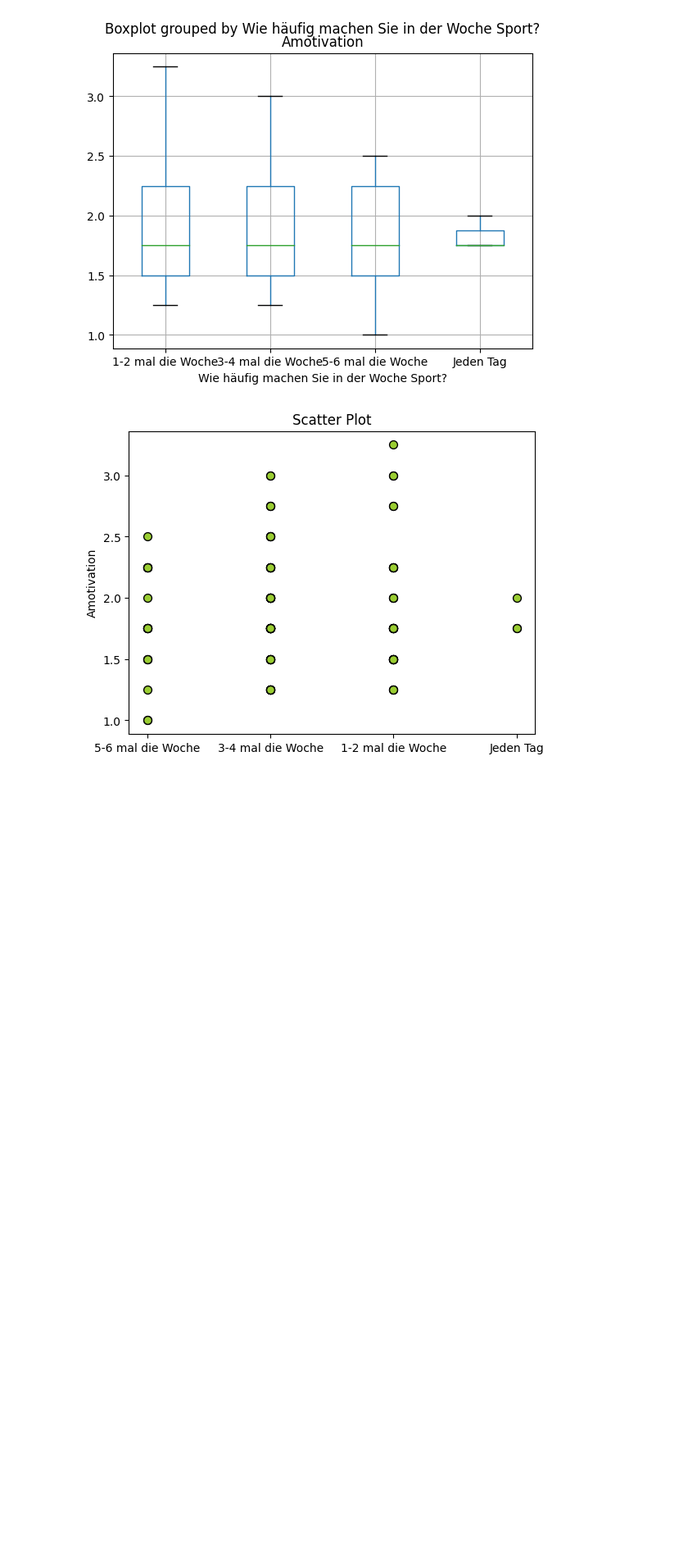
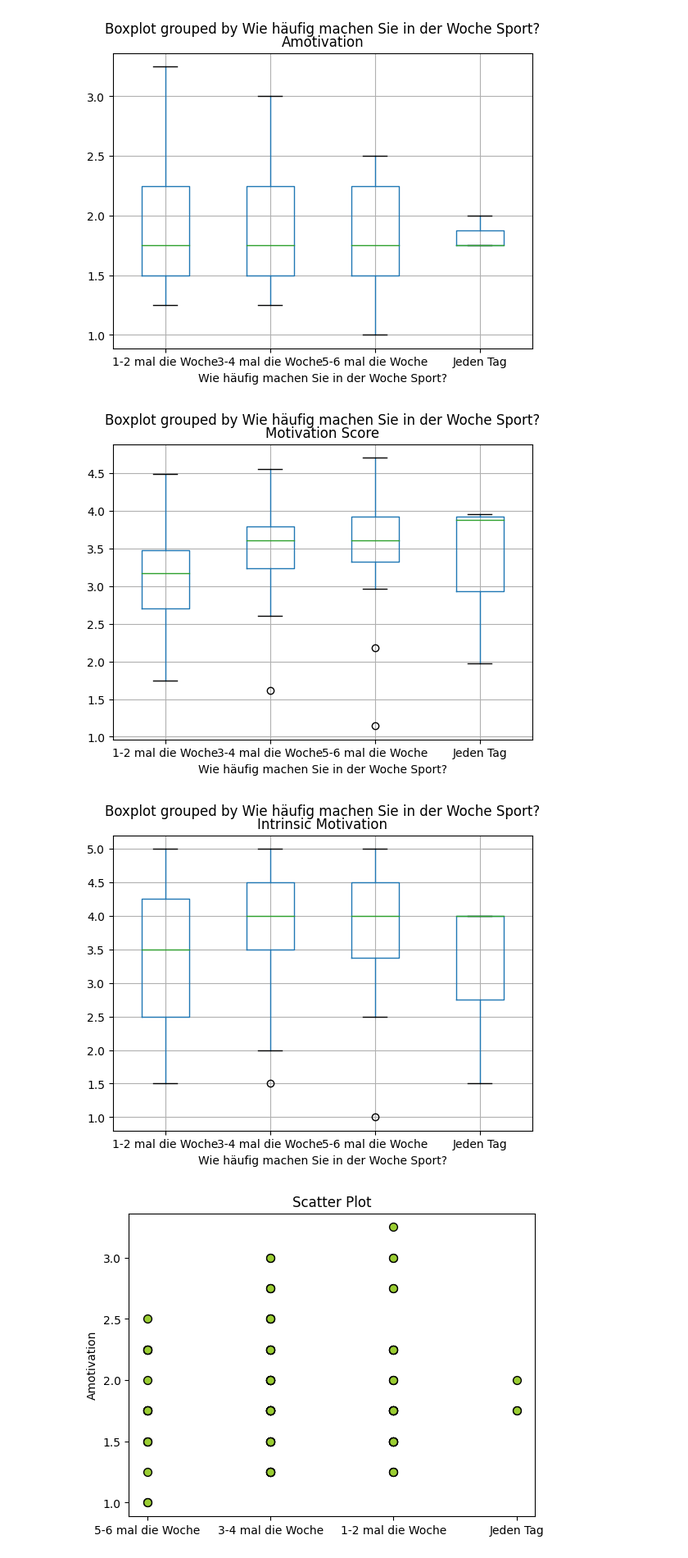
Before and after one commit to leaambrosius/emse, a Jupyter notebook: evaluation_arunge.ipynb, the cells around one changed output. Shown at 82% size. Drawn from its saved outputs; the diff is of its cells as text; code cells hidden in the pictures; blank space fills up the shorter version.

Commit message:
Add another Boxplot

```diff
--- a/evaluation_arunge.ipynb
+++ b/evaluation_arunge.ipynb
@@ -69,6 +62,7 @@ for i in range(107):
     motivationScore = (1*data.iloc[i,4] +2*data.iloc[i,5] + 3*data.iloc[i,6] +4*data.iloc[i,7]+5*data.iloc[i,8]+6*data.iloc[i,9])/21
     motivationScoreArray.append(motivationScore)
 data["Motivation Score"] = motivationScoreArray
+data1["Motivation Score"] = motivationScoreArray
 data
 # %% [output]
 |  | Unnamed: 0 | Geschlecht | Ihr Alter in Jahren: | Haben Sie schonmal Sport-Apps gen... | Amotivation | External Regulation | ... |
@@ -274,6 +273,15 @@ data1.boxplot(column='Amotivation', by='Wie häufig machen Sie in der Woche Spor
 plt.show()
 # %% [output]
 [figure]
+# %%
+data1.boxplot(column='Motivation Score', by='Wie häufig machen Sie in der Woche Sport?')
+plt.show()
+
+data1.boxplot(column='Intrinsic Motivation', by='Wie häufig machen Sie in der Woche Sport?')
+plt.show()
+# %% [output]
+[figure, added]
+[figure, added]
 # %%
 plt.scatter(data1['Wie häufig machen Sie in der Woche Sport?'], data1['Amotivation'], s=50, c='#9ACD32', edgecolor='black', marker='o')
 
```
Also changed, not shown: parts of 7 cells of this notebook.
